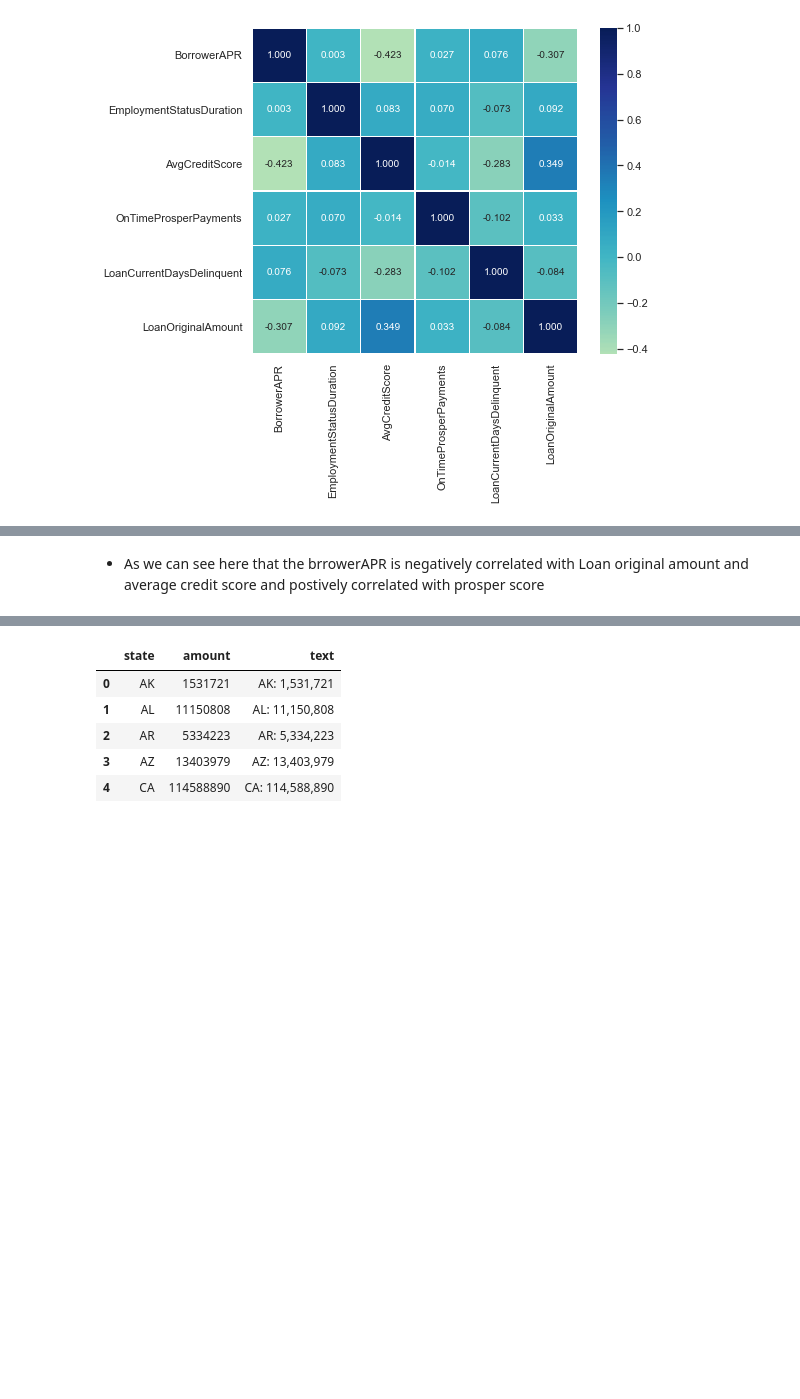
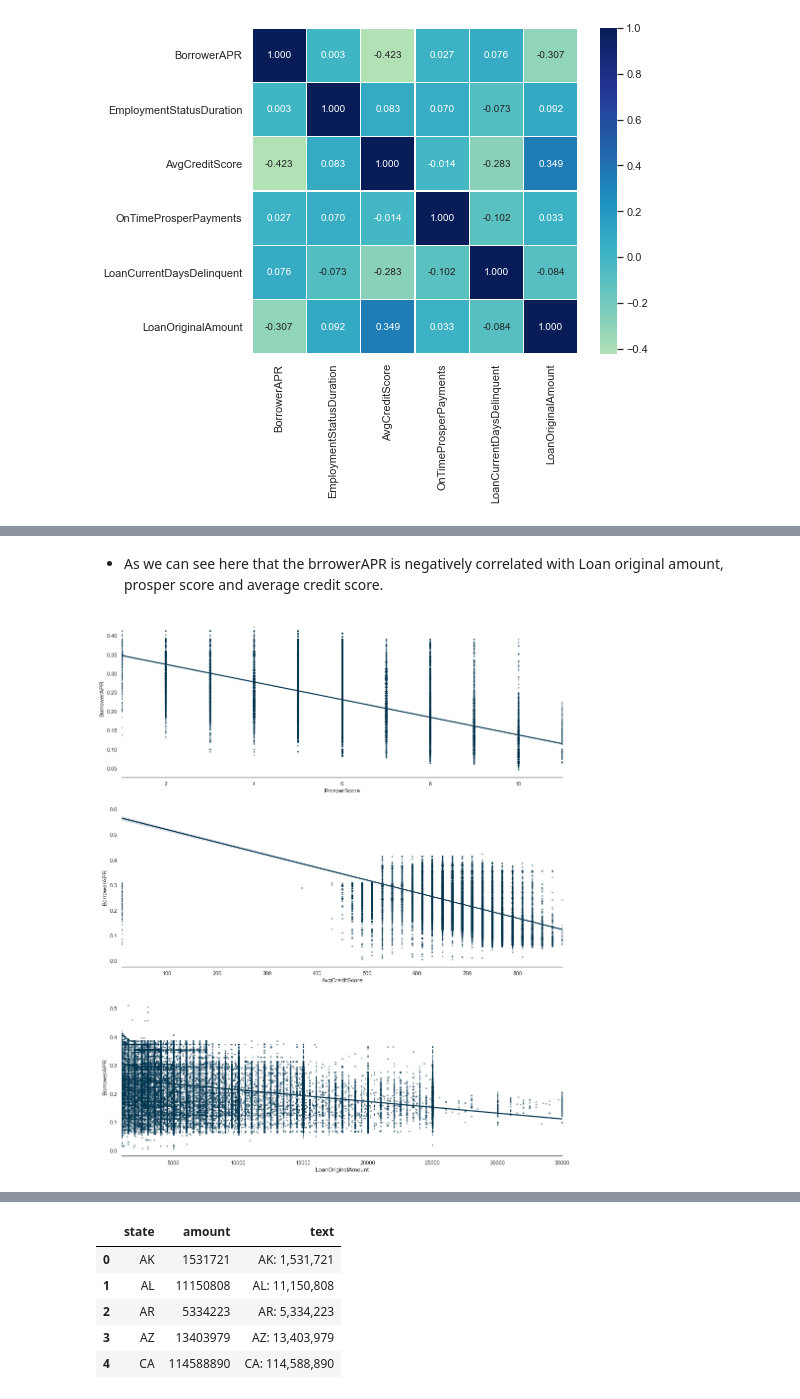
Before and after one commit to ahmed-gharib89/Communicate-Data-Findings, a Jupyter notebook: prosper_loan_exploration.ipynb, the cells around one changed output, grey strips where cells are left out. Saved outputs shown, nothing was run; the diff lists cells and outputs as text; code cells hidden in the pictures; blank space fills up the shorter version.

```diff
--- a/prosper_loan_exploration.ipynb
+++ b/prosper_loan_exploration.ipynb
@@ -735,2 +696,13 @@ g.map_offdiag(sns.scatterplot, color=base_color, alpha=0.4, s=10);
 # %% [markdown]
-- As we can see here that the brrowerAPR is negatively correlated with Loan original amount and average credit score and postively correlated with prosper score
+- As we can see here that the brrowerAPR is negatively correlated with Loan original amount, prosper score and average credit score.
+# %%
+# List the high correlated variables with BorrowerAPR to zoom into their scatter plot
+apr_high_corr = ['ProsperScore', 'AvgCreditScore', 'LoanOriginalAmount']
+
+fig, ax = plt.subplots(figsize=(16, 20), nrows=3)
+
+for i, var in enumerate(apr_high_corr):
+    sns.regplot(data=loan_clean, x=var, y='BorrowerAPR', color=base_color, scatter_kws={'alpha':0.4, 's':5}, ax=ax[i])
+    sns.despine(left=True)
+# %% [output]
+[figure, added]
```
Also changed, not shown: parts of 17 cells of this notebook.
